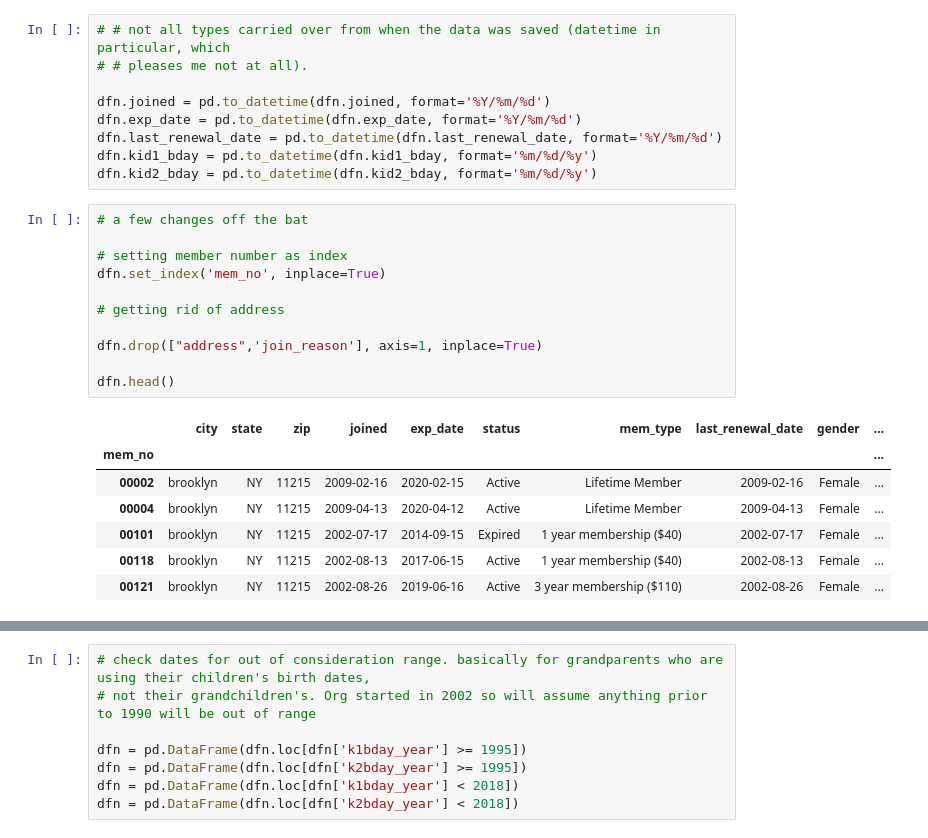
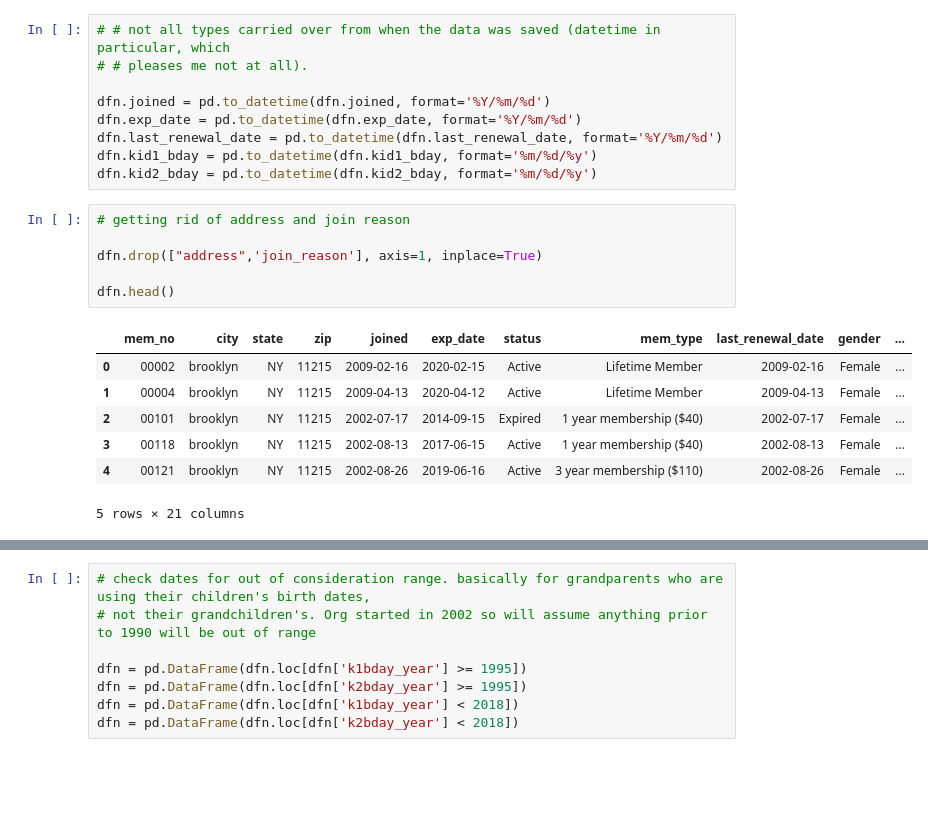
Before and after one commit to ajbentley/GA-DSI, a Jupyter notebook: projects/psp/psp_model.ipynb, the cells around one changed output, grey strips where cells are left out. Cells and saved outputs as stored; diff of their text form; blank space fills up the shorter version.

```diff
--- a/projects/psp/psp_model.ipynb
+++ b/projects/psp/psp_model.ipynb
@@ -87,21 +99,16 @@ dfn.last_renewal_date = pd.to_datetime(dfn.last_renewal_date, format='%Y/%m/%d')
 dfn.kid1_bday = pd.to_datetime(dfn.kid1_bday, format='%m/%d/%y')
 dfn.kid2_bday = pd.to_datetime(dfn.kid2_bday, format='%m/%d/%y')
 # %%
-# a few changes off the bat
-
-# setting member number as index
-dfn.set_index('mem_no', inplace=True)
-
-# getting rid of address
+# getting rid of address and join reason
 
 dfn.drop(["address",'join_reason'], axis=1, inplace=True)
 
 dfn.head()
 # %% [output]
-|  | city | state | zip | joined | exp_date | status | mem_type | last_renewal_date | gender | ... |
-| mem_no |  |  |  |  |  |  |  |  |  | ... |
-| 00002 | brooklyn | NY | 11215 | 2009-02-16 | 2020-02-15 | Active | Lifetime Member | 2009-02-16 | Female | ... |
-| 00004 | brooklyn | NY | 11215 | 2009-04-13 | 2020-04-12 | Active | Lifetime Member | 2009-04-13 | Female | ... |
-| 00101 | brooklyn | NY | 11215 | 2002-07-17 | 2014-09-15 | Expired | 1 year membership ($40) | 2002-07-17 | Female | ... |
-| 00118 | brooklyn | NY | 11215 | 2002-08-13 | 2017-06-15 | Active | 1 year membership ($40) | 2002-08-13 | Female | ... |
-| 00121 | brooklyn | NY | 11215 | 2002-08-26 | 2019-06-16 | Active | 3 year membership ($110) | 2002-08-26 | Female | ... |
+|  | mem_no | city | state | zip | joined | exp_date | status | mem_type | last_renewal_date | gender | ... |
+| 0 | 00002 | brooklyn | NY | 11215 | 2009-02-16 | 2020-02-15 | Active | Lifetime Member | 2009-02-16 | Female | ... |
+| 1 | 00004 | brooklyn | NY | 11215 | 2009-04-13 | 2020-04-12 | Active | Lifetime Member | 2009-04-13 | Female | ... |
+| 2 | 00101 | brooklyn | NY | 11215 | 2002-07-17 | 2014-09-15 | Expired | 1 year membership ($40) | 2002-07-17 | Female | ... |
+| 3 | 00118 | brooklyn | NY | 11215 | 2002-08-13 | 2017-06-15 | Active | 1 year membership ($40) | 2002-08-13 | Female | ... |
+| 4 | 00121 | brooklyn | NY | 11215 | 2002-08-26 | 2019-06-16 | Active | 3 year membership ($110) | 2002-08-26 | Female | ... |
+5 rows × 21 columns
```
Also changed, not shown: parts of 43 cells of this notebook, 11 other files.
